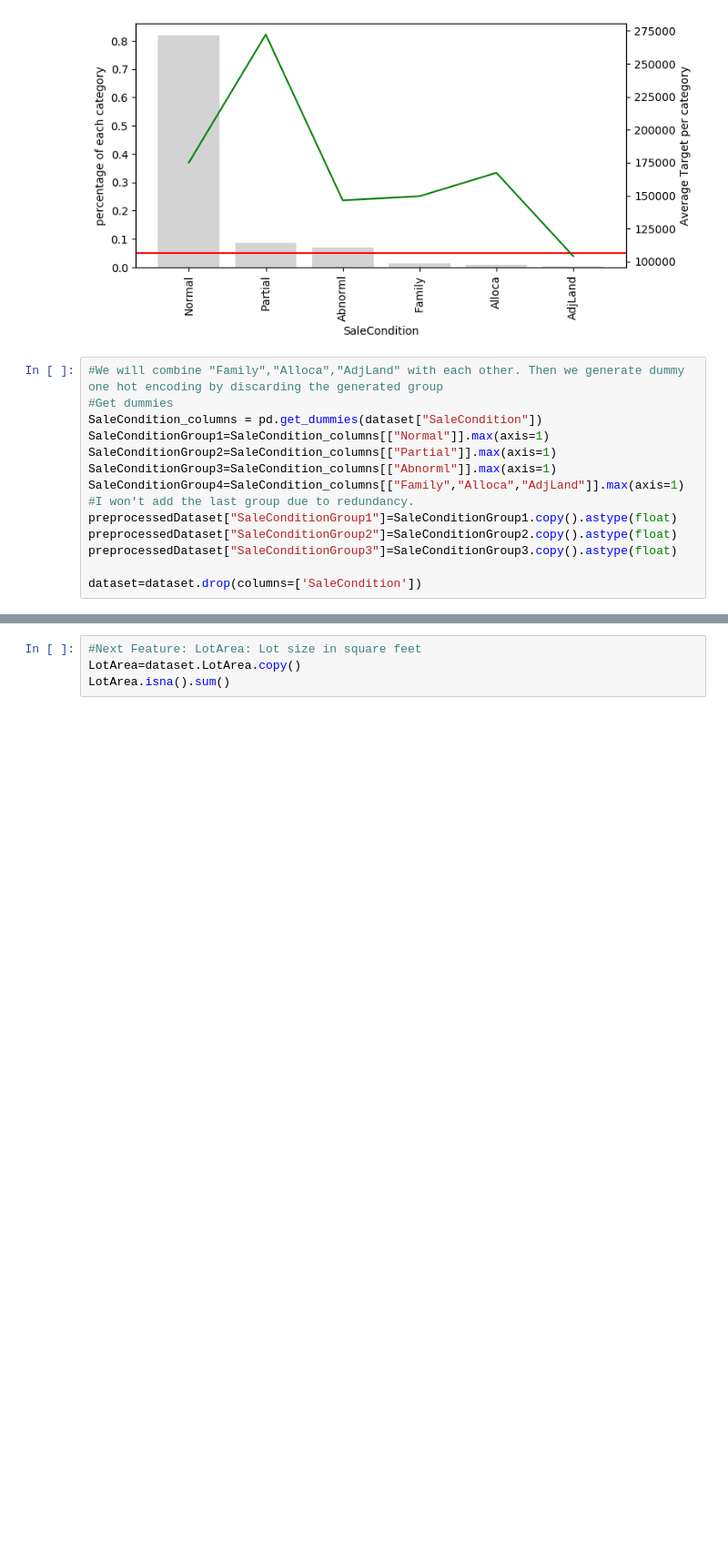
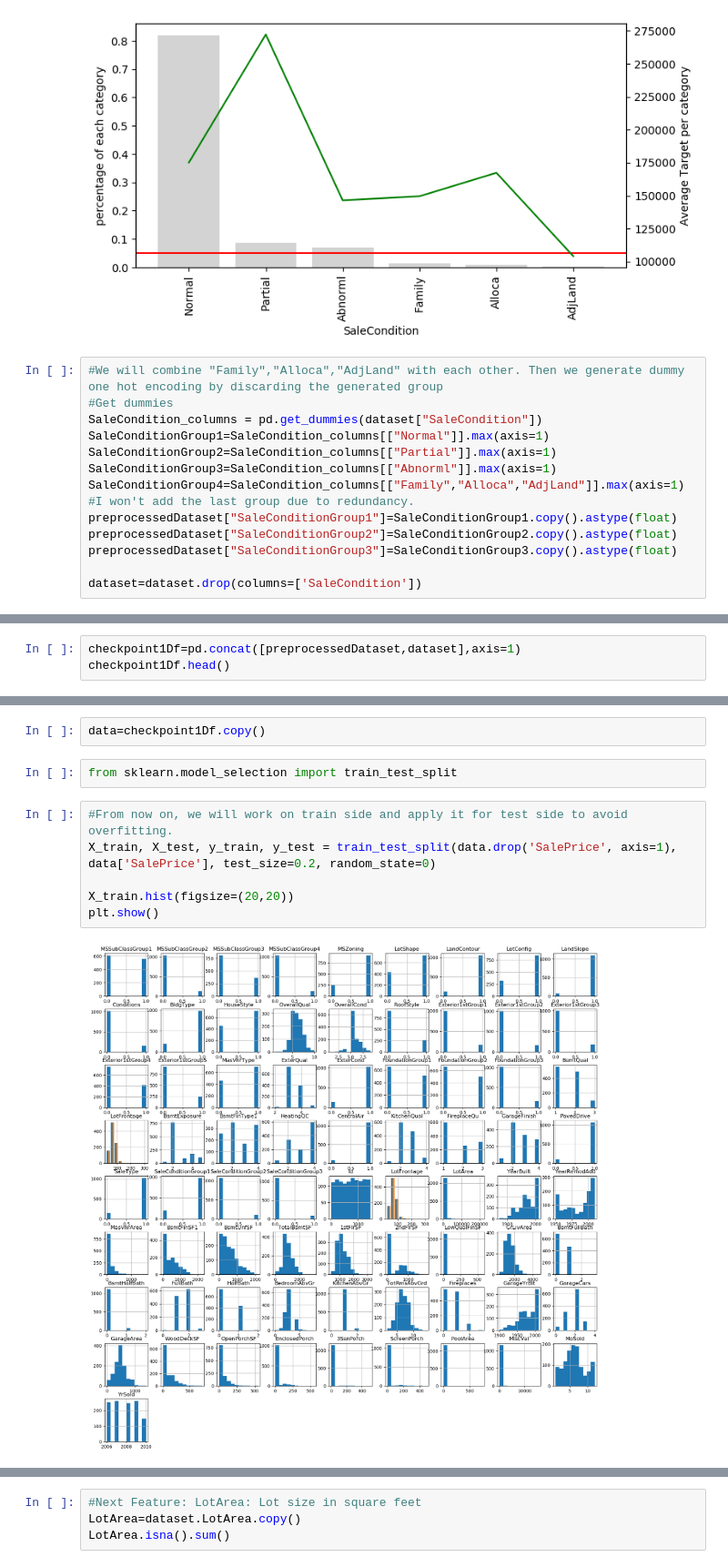
Before and after one commit to MKbinli/House-Price-Prediction, a Jupyter notebook: HP-Data Preprocessing.ipynb, the cells around one changed output, grey strips where cells are left out. Shown at 91% size. Drawn from its saved outputs; the diff is of its cells as text; blank space fills up the shorter version.

```diff
--- a/HP-Data Preprocessing.ipynb
+++ b/HP-Data Preprocessing.ipynb
@@ -1801,0 +1803,3 @@ preprocessedDataset.head()
+# %%
+checkpoint1Df=pd.concat([preprocessedDataset,dataset],axis=1)
+checkpoint1Df.head()
@@ -1802,3 +1813,15 @@ preprocessedDataset.head()
+# %%
+data=checkpoint1Df.copy()
+# %%
+from sklearn.model_selection import train_test_split
+# %%
+#From now on, we will work on train side and apply it for test side to avoid overfitting.
+X_train, X_test, y_train, y_test = train_test_split(data.drop('SalePrice', axis=1), data['SalePrice'], test_size=0.2, random_state=0)
+
+X_train.hist(figsize=(20,20))
+plt.show()
+# %% [output]
+[figure, added]
 # %%
 #Next Feature : LotFrontage: Continious-Ratio
 font1 = {'family':'serif','color':'blue','size':20}
```
Also changed, not shown: parts of 4 cells of this notebook.
